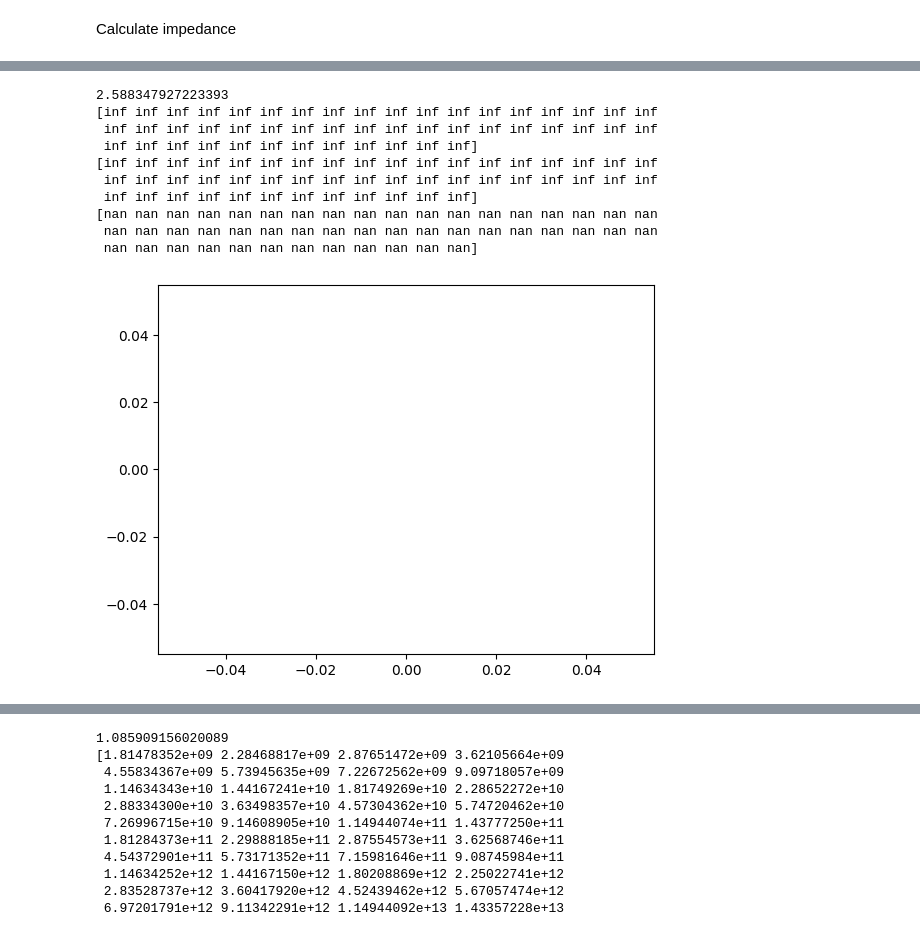
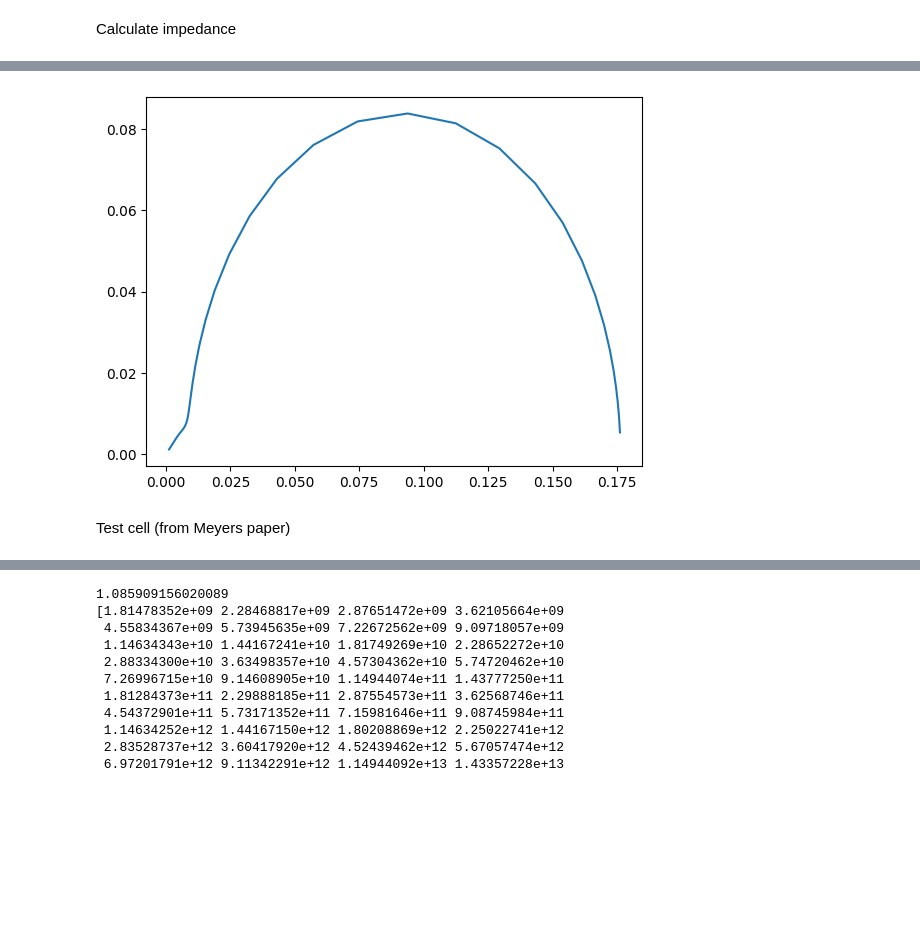
Before and after one commit to samaard2001/EIS-code, a Jupyter notebook: Code/EIS_ECM.ipynb, the cells around one changed output, grey strips where cells are left out. Drawn from its saved outputs; the diff is of its cells as text; code cells hidden in the pictures; blank space fills up the shorter version.

```diff
--- a/Code/EIS_ECM.ipynb
+++ b/Code/EIS_ECM.ipynb
@@ -309,8 +360,8 @@ def list_to_dict(c_elem, optimized_values):
 # %% [markdown]
 Calculate impedance
 # %%
-def R_part(param, _dU_dc):
-    R_part = _dU_dc*(param['Rs']/(F*param['Ds']))
+def R_part(param):
+    R_part = param['-dU_dcs']*(param['Rs']/(F*param['Ds']))
     return R_part
 
 def Y_s(param, ang_freq):
@@ -323,17 +374,17 @@ def Y_particle(param, ang_freq, R_part, Y_s):
     return Y
 
 def v(param, Y):
-    v = param['L']/ (((param['K']*param['sigma'])/(param['K'] + param['sigma']))**0.5*(np.abs(param['a']*Y))**(-0.5))
+    v = param['L']/ (((param['K']*param['sigma'])/(param['K'] + param['sigma']))**0.5*((param['a']*Y))**(-0.5))
     #v = param['L']/ (((param['K']*param['sigma'])/(param['K'] + param['sigma']))**0.5*(np.abs(Y))**(-0.5))
     return v
 
-frequencies = np.array(get_exp_data(1, "")[1])
-ang_freq = 2 * np.pi * frequencies
-_dU_dc_a = _dU_dc_anode(c_n)
+#frequencies = np.array(get_exp_data(1, "")[1])
+#ang_freq = 2 * np.pi * frequencies
+#_dU_dc_a = _dU_dc_anode(c_n)
 #print(_dU_dc_a.__dict__['value'])
-print(R_part(a_parametre, _dU_dc_a))
-Rp = R_part(a_parametre, _dU_dc_a)
-print(Y_s(a_parametre, ang_freq))
-Ys = Y_s(a_parametre, ang_freq)
-Y = Y_particle(a_parametre, ang_freq, Rp, Ys)
-print(v(a_parametre, Y))
+#print(R_part(a_parametre))
+#Rp = R_part(a_parametre)
+#print(Y_s(a_parametre, ang_freq))
+#Ys = Y_s(a_parametre, ang_freq)
+#Y = Y_particle(a_parametre, ang_freq, Rp, Ys)
+#print(v(a_parametre, Y))
@@ -358,42 +391,27 @@ print(v(a_parametre, Y))
 # %%
 
 # Function to calculate Z
 def calc_Z(comp, frequencies):
     # Update param dictionary from the flat parameter list (comp), where comp is updated values
     param = list_to_dict(a_parametre, comp)
     ang_freq = 2 * np.pi * frequencies
 
-    Rp = R_part(param, _dU_dc_a)
+    Rp = R_part(param)
     Ys = Y_s(param, ang_freq)
     Y = Y_particle(param, ang_freq, Rp, Ys)
     v_calc = v(param, Y)
 
     # The total impedance:
-    term1 = param['L'] / (param['K'] + param['sigma'])
-    term2 = (param['sigma'] / param['K'] + param['K'] / param['sigma']) * np.cosh(v_calc)
-    term3 = v_calc * np.sinh(v_calc)
-    print(term1)
-    print(term2)
-    print(term3)
     Z = (param['L']/(param['K']+param['sigma']))*(1 + (2 + (param['sigma']/param['K'] + param['K']/param['sigma'])*np.cosh(v_calc))/(v_calc*np.sinh(v_calc)))
 
-    print(Z)
-    return Z
+    return Z, 1/Y
 
 frequencies = np.array(get_exp_data(1, "")[1])
-Z_init = calc_Z(dict_to_list(a_parametre), frequencies)
+Z_init, Z_particle = calc_Z(dict_to_list(a_parametre), frequencies)
 
 plt.plot(Z_init.real, -Z_init.imag)
 plt.show()
 # %% [output]
-2.588347927223393
-[inf inf inf inf inf inf inf inf inf inf inf inf inf inf inf inf inf inf
- inf inf inf inf inf inf inf inf inf inf inf inf inf inf inf inf inf inf
- inf inf inf inf inf inf inf inf inf inf inf inf]
-[inf inf inf inf inf inf inf inf inf inf inf inf inf inf inf inf inf inf
- inf inf inf inf inf inf inf inf inf inf inf inf inf inf inf inf inf inf
- inf inf inf inf inf inf inf inf inf inf inf inf]
-[nan nan nan nan nan nan nan nan nan nan nan nan nan nan nan nan nan nan
- nan nan nan nan nan nan nan nan nan nan nan nan nan nan nan nan nan nan
- nan nan nan nan nan nan nan nan nan nan nan nan]
-[figure, old version]
+[figure, new version]
+# %% [markdown]
+Test cell (from Meyers paper)
```
Also changed, not shown: parts of 12 cells of this notebook, 2 other files.
